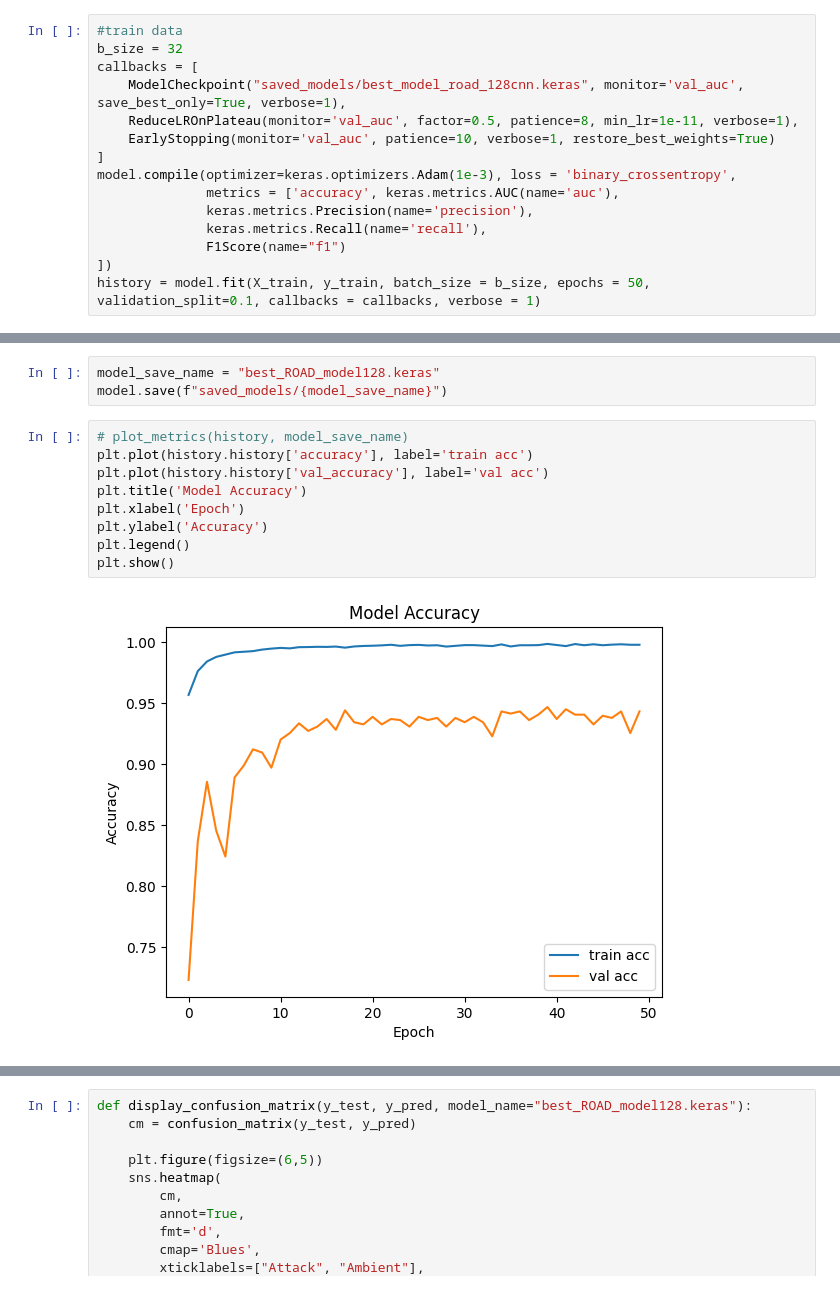
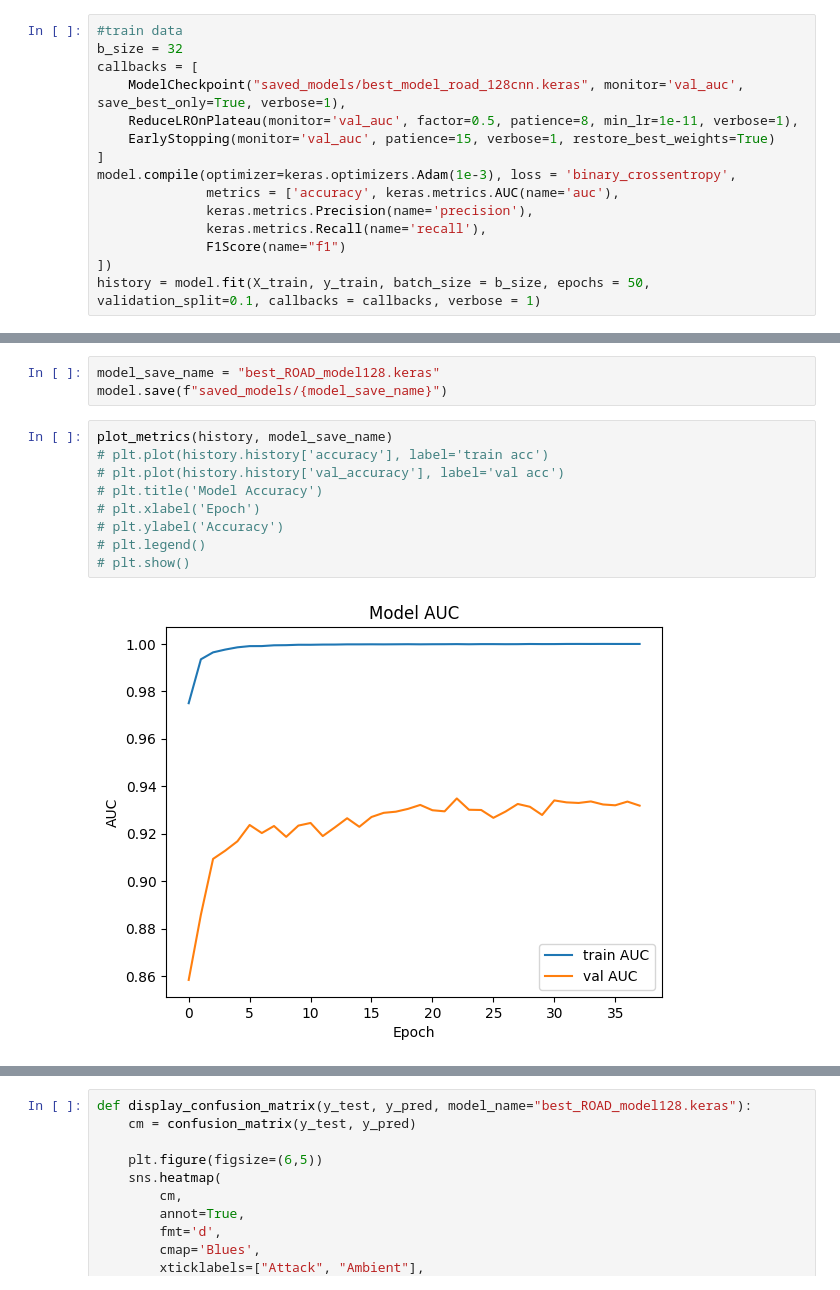
Before and after one commit to CPQE/EmbeddedMLFinalProj, a Jupyter notebook: model_training_ROAD.ipynb, the cells around one changed output, grey strips where cells are left out. Cells and saved outputs as stored; diff of their text form.

```diff
--- a/model_training_ROAD.ipynb
+++ b/model_training_ROAD.ipynb
@@ -82,7 +82,7 @@ b_size = 32
 callbacks = [
     ModelCheckpoint("saved_models/best_model_road_128cnn.keras", monitor='val_auc', save_best_only=True, verbose=1),
     ReduceLROnPlateau(monitor='val_auc', factor=0.5, patience=8, min_lr=1e-11, verbose=1),
-    EarlyStopping(monitor='val_auc', patience=10, verbose=1, restore_best_weights=True)
+    EarlyStopping(monitor='val_auc', patience=15, verbose=1, restore_best_weights=True)
 ]
 model.compile(optimizer=keras.optimizers.Adam(1e-3), loss = 'binary_crossentropy',
               metrics = ['accuracy', keras.metrics.AUC(name='auc'),
@@ -131,13 +131,13 @@ Test F1: 0.6839826107025146
 model_save_name = "best_ROAD_model128.keras"
 model.save(f"saved_models/{model_save_name}")
 # %%
-# plot_metrics(history, model_save_name)
-plt.plot(history.history['accuracy'], label='train acc')
-plt.plot(history.history['val_accuracy'], label='val acc')
-plt.title('Model Accuracy')
-plt.xlabel('Epoch')
-plt.ylabel('Accuracy')
-plt.legend()
-plt.show()
+plot_metrics(history, model_save_name)
+# plt.plot(history.history['accuracy'], label='train acc')
+# plt.plot(history.history['val_accuracy'], label='val acc')
+# plt.title('Model Accuracy')
+# plt.xlabel('Epoch')
+# plt.ylabel('Accuracy')
+# plt.legend()
+# plt.show()
 # %% [output]
-[figure, old version]
+[figure, new version]
```
Also changed, not shown: parts of 10 cells of this notebook, 5 other files.
